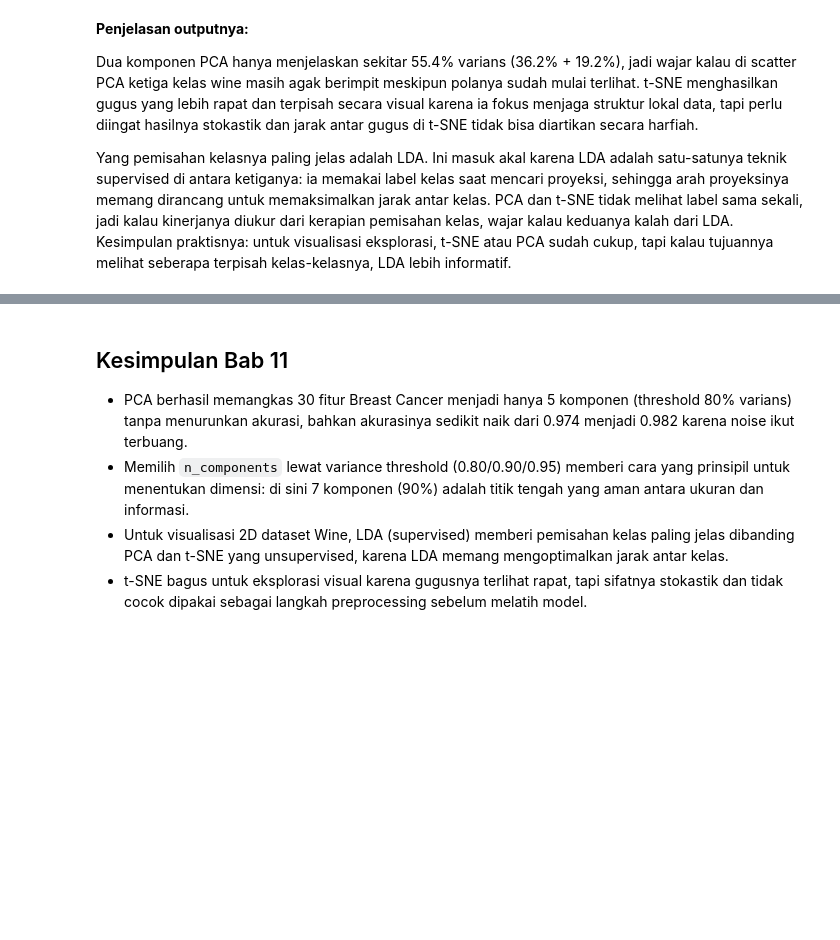
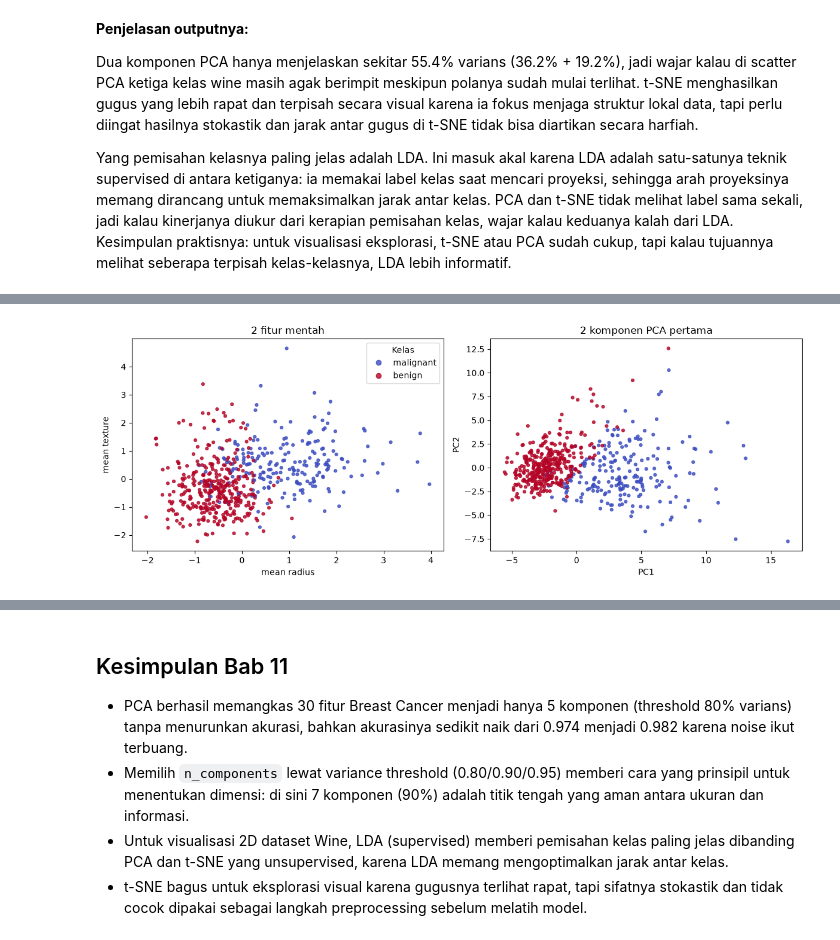
Before and after one commit to dandienter/praktikumML, a Jupyter notebook: bab-11-pca-reduksi-dimensi/praktikum-bab-11.ipynb, the cells around one changed output, grey strips where cells are left out. Cells and saved outputs as stored; diff of their text form; code cells hidden in the pictures; blank space fills up the shorter version.

```diff
--- a/bab-11-pca-reduksi-dimensi/praktikum-bab-11.ipynb
+++ b/bab-11-pca-reduksi-dimensi/praktikum-bab-11.ipynb
@@ -168,0 +271,29 @@ Yang pemisahan kelasnya paling jelas adalah LDA. Ini masuk akal karena LDA adala
+# %%
+import matplotlib.pyplot as plt
+from sklearn.datasets import load_breast_cancer
+from sklearn.preprocessing import StandardScaler
+from sklearn.decomposition import PCA
+
+# Breast Cancer + scaling (dibuat mandiri, tidak tergantung sel lain)
+data_bc = load_breast_cancer()
+X_pm31 = StandardScaler().fit_transform(data_bc.data)
+y_pm31 = data_bc.target
+
+# Dua komponen PCA pertama
+Z = PCA(n_components=2).fit_transform(X_pm31)
+
+fig, axes = plt.subplots(1, 2, figsize=(12, 4.5))
+for ax, (x0, x1, judul, labx, laby) in zip(axes, [
+        (X_pm31[:, 0], X_pm31[:, 1], "2 fitur mentah", "mean radius", "mean texture"),
+        (Z[:, 0], Z[:, 1], "2 komponen PCA pertama", "PC1", "PC2"),
+    ]):
+    sc = ax.scatter(x0, x1, c=y_pm31, cmap="coolwarm", s=12, alpha=0.8)
+    ax.set_title(judul)
+    ax.set_xlabel(labx)
+    ax.set_ylabel(laby)
+handles, _ = sc.legend_elements()
+axes[0].legend(handles, ["malignant", "benign"], title="Kelas")
+plt.tight_layout()
+plt.show()
+# %% [output]
+[figure, added]
```
Also changed, not shown: parts of 9 cells of this notebook, 5 other files.
